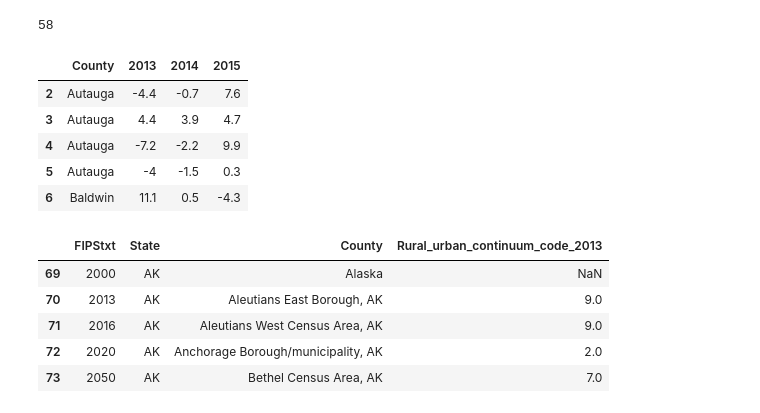
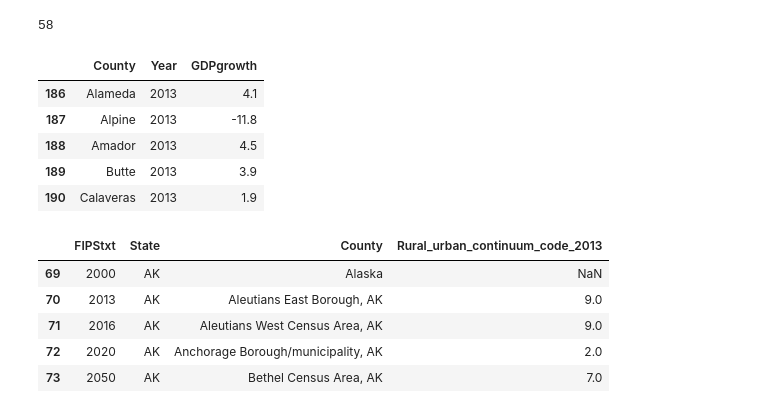
Before and after one commit to ce-r/steps, a Jupyter notebook: capstone-PRACTICE-Andrea.ipynb, the cells around one changed output. Cells and saved outputs as stored; diff of their text form; code cells hidden in the pictures.

```diff
--- a/capstone-PRACTICE-Andrea.ipynb
+++ b/capstone-PRACTICE-Andrea.ipynb
@@ -144,9 +144,10 @@ growth = grow.loc[2:,:]
 #growth1 = growth[growth['LineCode']==1.0]
 #growth1[growth1['County']=='Baldwin']
 # %%
-growth.drop(['FIPS','LineCode','IndustryName'],axis=1,inplace=True)
+growth_l = growth[growth['LineCode']==1.0]
+growth_l.drop(['FIPS','LineCode','IndustryName'],axis=1,inplace=True)
 # drop ,'Postal'
-growth.head()
+growth_l.head()
 # %% [output]
 |  | County | Postal | 2013 | 2014 | 2015 |
 | 2 | Autauga | AL | -4.4 | -0.7 | 7.6 |
@@ -166,5 +158,5 @@ growth.head()
 # %%
-growth_ca = pd.melt(growth,id_vars=['County','Postal'],var_name='Year',value_name='GDPgrowth')
+growth_ca = pd.melt(growth_l,id_vars=['County','Postal'],var_name='Year',value_name='GDPgrowth')
 growth_ca.head()
 # %% [output]
 |  | County | Postal | Year | GDPgrowth |
@@ -205,16 +197,16 @@ groca['County'].nunique()
 # %% [output]
 58
 # %%
-growthca = growth.drop('Postal',axis=1)
+growthca = groca.drop('Postal',axis=1)
 growthca.head()
 # WINNER!!!!!!!!!!!!!!!
 # %% [output]
-|  | County | 2013 | 2014 | 2015 |
-| 2 | Autauga | -4.4 | -0.7 | 7.6 |
-| 3 | Autauga | 4.4 | 3.9 | 4.7 |
-| 4 | Autauga | -7.2 | -2.2 | 9.9 |
-| 5 | Autauga | -4 | -1.5 | 0.3 |
-| 6 | Baldwin | 11.1 | 0.5 | -4.3 |
+|  | County | Year | GDPgrowth |
+| 186 | Alameda | 2013 | 4.1 |
+| 187 | Alpine | 2013 | -11.8 |
+| 188 | Amador | 2013 | 4.5 |
+| 189 | Butte | 2013 | 3.9 |
+| 190 | Calaveras | 2013 | 1.9 |
 # %%
 unemp = pd.read_excel('unemployment.xls',sheet_name='Unemployment Med HH Inc',skiprows=range(0,7))
 # %%
```
Also changed, not shown: parts of 20 cells of this notebook.
